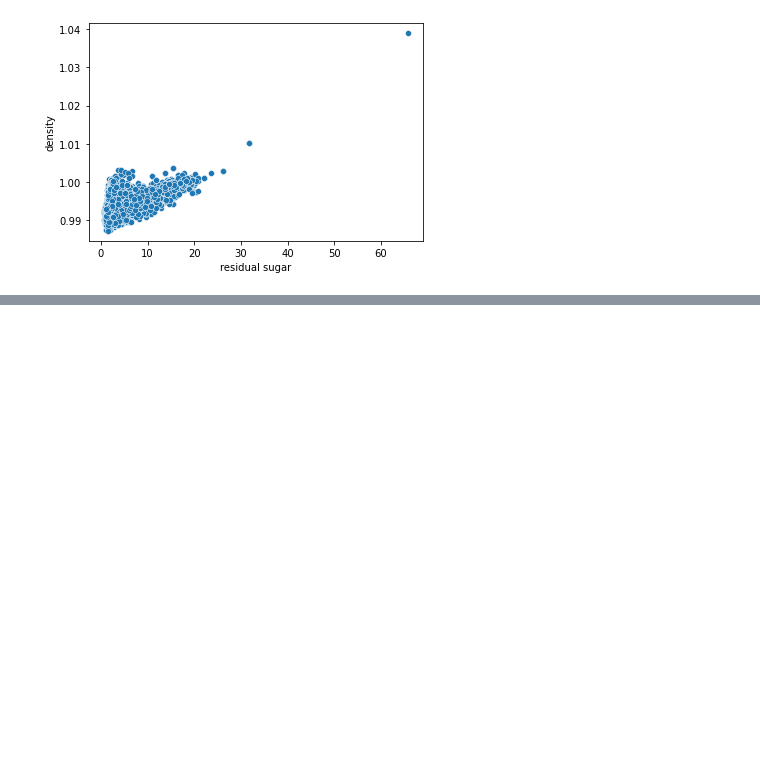
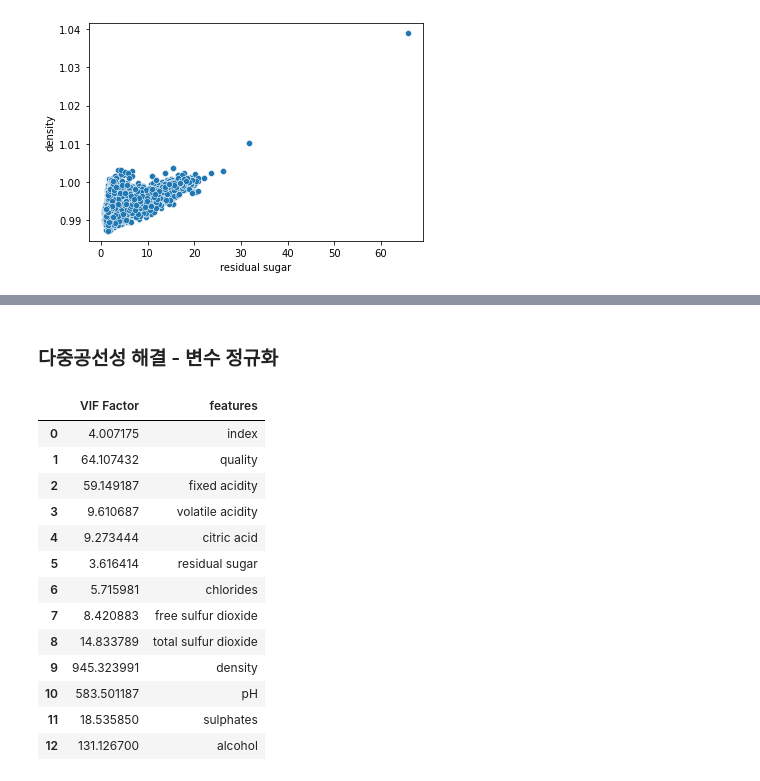
Before and after one commit to seoyeon1/DailyPY, a Jupyter notebook: level 4/EDA-to-Tuning.ipynb, the cells around one changed output, grey strips where cells are left out. Saved outputs shown, nothing was run; the diff lists cells and outputs as text; code cells hidden in the pictures; blank space fills up the shorter version.

```diff
--- a/level 4/EDA-to-Tuning.ipynb
+++ b/level 4/EDA-to-Tuning.ipynb
@@ -69,0 +136,2 @@ sns.scatterplot(x= x_data, y= y_data)
+# %% [markdown]
+### 다중공선성 해결 - 변수 정규화
@@ -69,0 +140,22 @@ sns.scatterplot(x= x_data, y= y_data)
+# %%
+# 위에서 train data의 범주형 변수 제거했음
+# 기존 train data의 VIF 확인
+vif = pd.DataFrame()
+vif["VIF Factor"] = [variance_inflation_factor(train.values, i) for i in range(train.shape[1])]
+vif["features"] = train.columns
+vif
+# %% [output]
+|  | VIF Factor | features |
+| 0 | 4.007175 | index |
+| 1 | 64.107432 | quality |
+| 2 | 59.149187 | fixed acidity |
+| 3 | 9.610687 | volatile acidity |
+| 4 | 9.273444 | citric acid |
+| 5 | 3.616414 | residual sugar |
+| 6 | 5.715981 | chlorides |
+| 7 | 8.420883 | free sulfur dioxide |
+| 8 | 14.833789 | total sulfur dioxide |
+| 9 | 945.323991 | density |
+| 10 | 583.501187 | pH |
+| 11 | 18.535850 | sulphates |
+| 12 | 131.126700 | alcohol |
```
Also changed, not shown: parts of 15 cells of this notebook.
